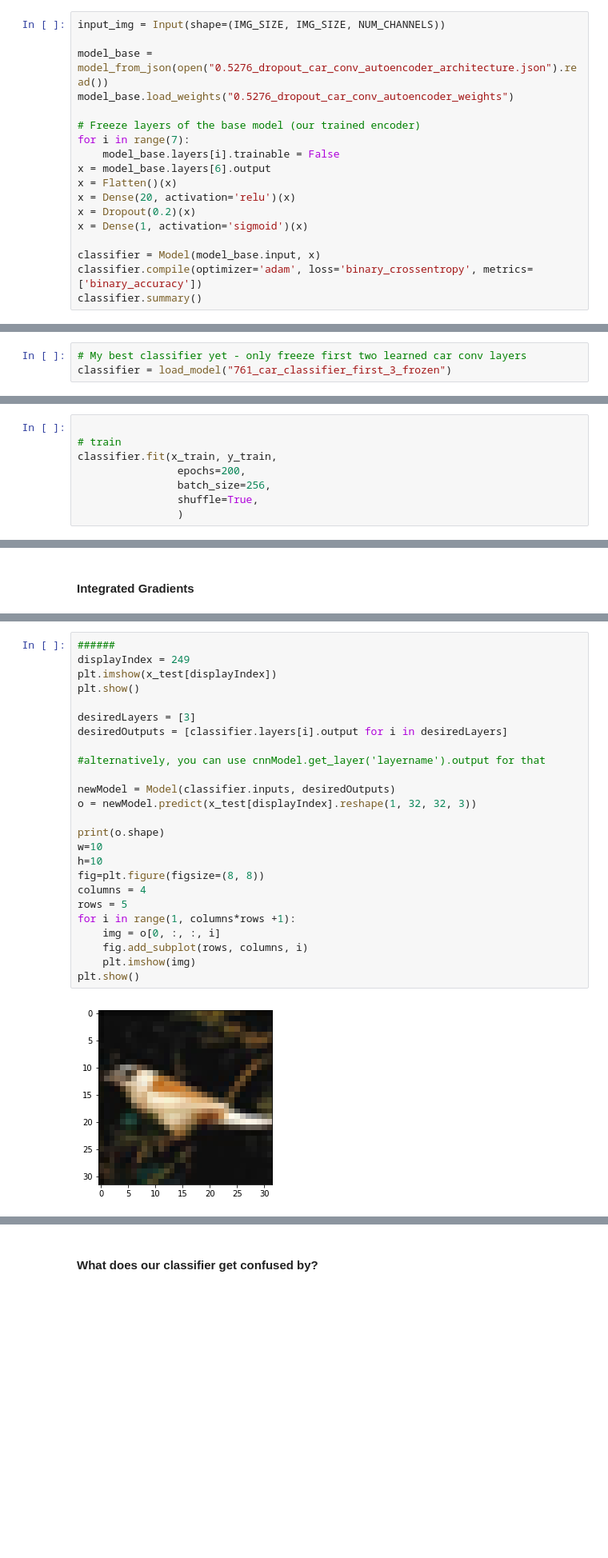
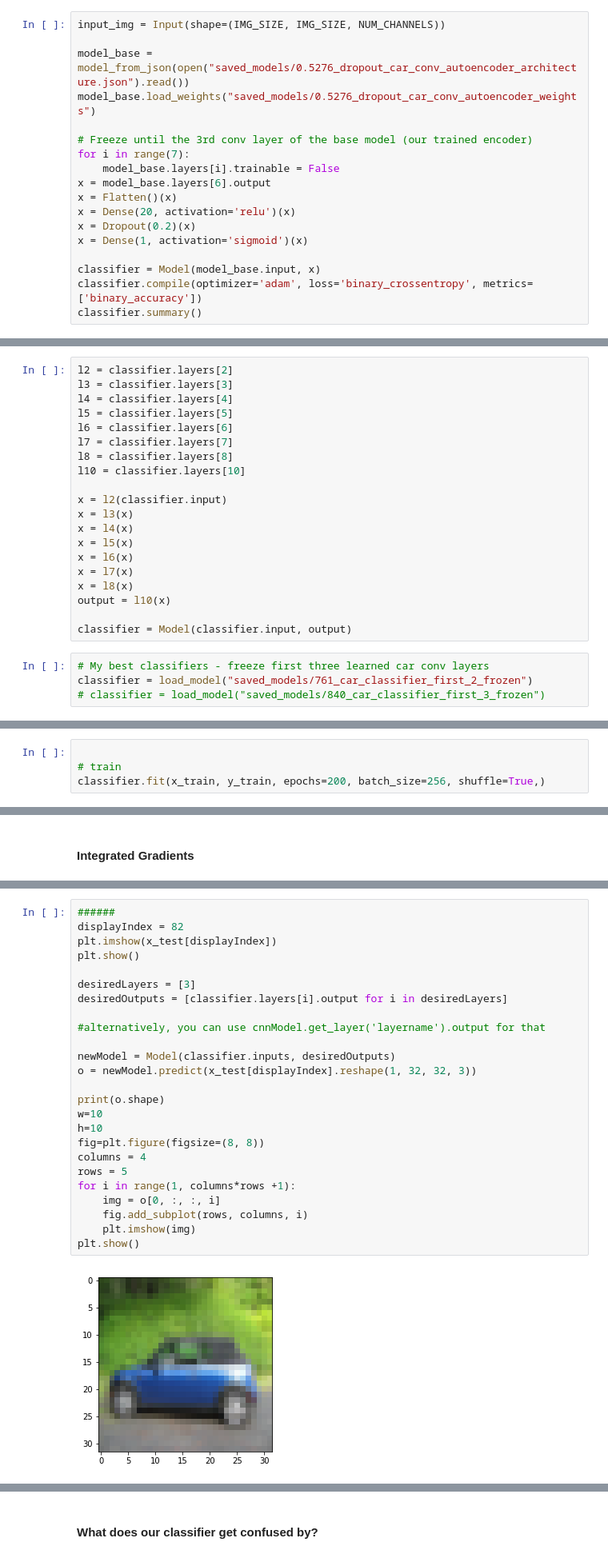
Before and after one commit to vwrj/car_autoencoder, a Jupyter notebook: Car Autoencoder.ipynb, the cells around one changed output, grey strips where cells are left out. Shown: that part at 80% size. Cells and saved outputs as stored; diff of their text form; blank space fills up the shorter version.

```diff
--- a/Car Autoencoder.ipynb
+++ b/Car Autoencoder.ipynb
@@ -271,10 +239,10 @@ np.testing.assert_equal(np.sum(y_train), 5000)
 # %%
 input_img = Input(shape=(IMG_SIZE, IMG_SIZE, NUM_CHANNELS))
 
-model_base = model_from_json(open("0.5276_dropout_car_conv_autoencoder_architecture.json").read())
-model_base.load_weights("0.5276_dropout_car_conv_autoencoder_weights")
+model_base = model_from_json(open("saved_models/0.5276_dropout_car_conv_autoencoder_architecture.json").read())
+model_base.load_weights("saved_models/0.5276_dropout_car_conv_autoencoder_weights")
 
-# Freeze layers of the base model (our trained encoder)
+# Freeze until the 3rd conv layer of the base model (our trained encoder)
 for i in range(7):
     model_base.layers[i].trainable = False
 x = model_base.layers[6].output
@@ -304,6 +272,27 @@ Total params: 138,281
 Trainable params: 81,961
 Non-trainable params: 56,320
 _________________________________________________________________
+# %%
+l2 = classifier.layers[2]
+l3 = classifier.layers[3]
+l4 = classifier.layers[4]
+l5 = classifier.layers[5]
+l6 = classifier.layers[6]
+l7 = classifier.layers[7]
+l8 = classifier.layers[8]
+l10 = classifier.layers[10]
+
+x = l2(classifier.input)
+x = l3(x)
+x = l4(x)
+x = l5(x)
+x = l6(x)
+x = l7(x)
+x = l8(x)
+output = l10(x)
+
+classifier = Model(classifier.input, output)
 # %%
-# My best classifier yet - only freeze first two learned car conv layers
-classifier = load_model("761_car_classifier_first_3_frozen")
+# My best classifiers - freeze first three learned car conv layers
+classifier = load_model("saved_models/761_car_classifier_first_2_frozen")
+# classifier = load_model("saved_models/840_car_classifier_first_3_frozen")
@@ -312,11 +299,7 @@ classifier.save_weights("761_weights")
 # %%
 
 # train
-classifier.fit(x_train, y_train,
-                epochs=200,
-                batch_size=256,
-                shuffle=True,
-                )
+classifier.fit(x_train, y_train, epochs=200, batch_size=256, shuffle=True,)
 # %% [output]
 Epoch 1/200
 9500/9500 [==============================] - 5s - loss: 0.0468 - binary_accuracy: 0.9835
@@ -370,28 +410,28 @@ Done.
 # %%
 ######
-displayIndex = 249
+displayIndex = 82
 plt.imshow(x_test[displayIndex])
 plt.show()
 
 desiredLayers = [3]
 desiredOutputs = [classifier.layers[i].output for i in desiredLayers]
 
 #alternatively, you can use cnnModel.get_layer('layername').output for that
 
 newModel = Model(classifier.inputs, desiredOutputs)
 o = newModel.predict(x_test[displayIndex].reshape(1, 32, 32, 3))
 
 print(o.shape)
 w=10
 h=10
 fig=plt.figure(figsize=(8, 8))
 columns = 4
 rows = 5
 for i in range(1, columns*rows +1):
     img = o[0, :, :, i]
     fig.add_subplot(rows, columns, i)
     plt.imshow(img)
 plt.show()
 # %% [output]
-[figure, old version]
+[figure, new version]
 (1, 16, 16, 32)
```
Also changed, not shown: parts of 33 cells of this notebook, 7 other files.
